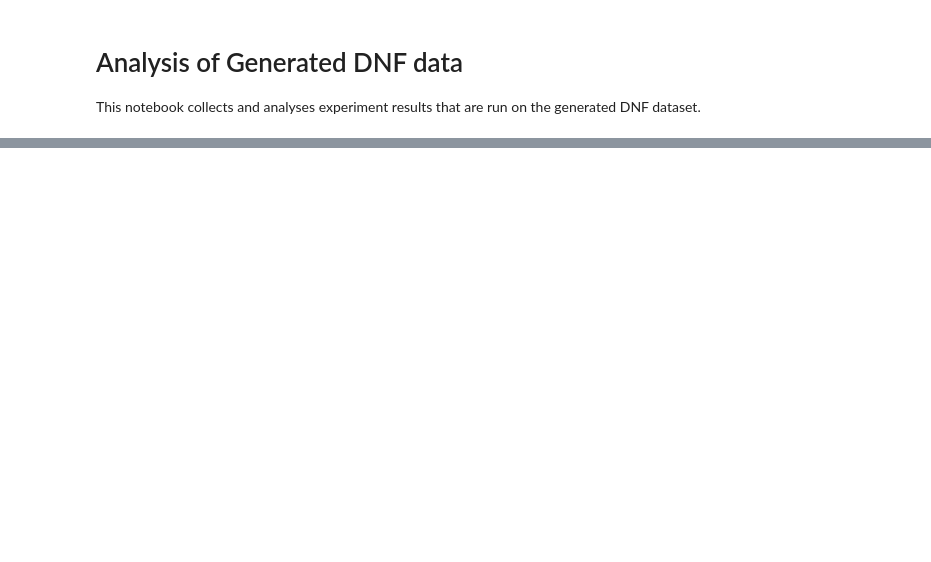
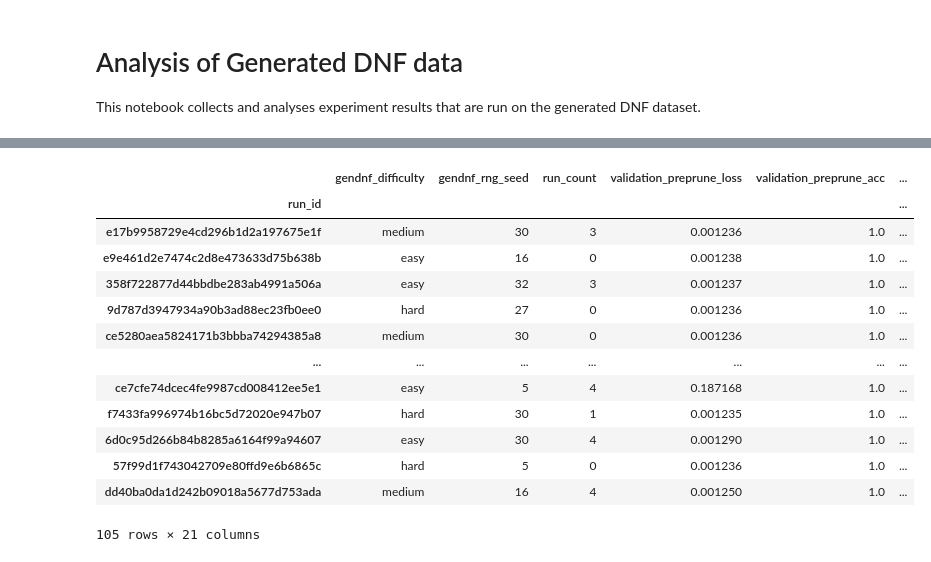
Before and after one commit to nuric/pix2rule, a Jupyter notebook: analyse_gendnf.ipynb, the cells around one changed output, grey strips where cells are left out. Saved outputs shown, nothing was run; the diff lists cells and outputs as text; code cells hidden in the pictures; blank space fills up the shorter version.

```diff
--- a/analyse_gendnf.ipynb
+++ b/analyse_gendnf.ipynb
@@ -36,0 +66,40 @@ exp_data.columns
+# %%
+# For our differentiable rule learning, we have X runs per rule
+# and there are R many rules (one for each seed) for each difficulty giving X*R*D many runs
+df = exp_data[exp_data['train_type'] == 'deep'][['run_id', 'gendnf_difficulty', 'gendnf_rng_seed', 'run_count']]
+df.drop_duplicates(inplace=True)
+df.set_index('run_id', inplace=True)
+# We will collect the pruning information which contains the final results for each run
+run_ids = df.index.values
+def load_run_json(run_id: str, fname: str,):
+    """Load a run artifact json with specified file name."""
+    fpath = mlclient.download_artifacts(run_id, fname)
+    with open(fpath) as jsonfile:
+        run_json = json.load(jsonfile)
+    run_json['run_id'] = run_id
+    return run_json
+run_jsons = [load_run_json(ridx, "pruning_info.json") for ridx in run_ids]
+assert len(run_jsons) == df.index.size, "Not all runs have a output json."
+run_df = pd.DataFrame(run_jsons)
+run_df.set_index('run_id', inplace=True)
+# Filter only needed columns
+acc_or_loss_cols = [c for c in run_df.columns.values if not 'kernel' in c]
+run_df = run_df[acc_or_loss_cols]
+# Join parameters and output dataframes
+df = df.join(run_df)
+df
+# %% [output]
+|  | gendnf_difficulty | gendnf_rng_seed | run_count | validation_preprune_loss | validation_preprune_acc | ... |
+| run_id |  |  |  |  |  | ... |
+| e17b9958729e4cd296b1d2a197675e1f | medium | 30 | 3 | 0.001236 | 1.0 | ... |
+| e9e461d2e7474c2d8e473633d75b638b | easy | 16 | 0 | 0.001238 | 1.0 | ... |
+| 358f722877d44bbdbe283ab4991a506a | easy | 32 | 3 | 0.001237 | 1.0 | ... |
+| 9d787d3947934a90b3ad88ec23fb0ee0 | hard | 27 | 0 | 0.001236 | 1.0 | ... |
+| ce5280aea5824171b3bbba74294385a8 | medium | 30 | 0 | 0.001236 | 1.0 | ... |
+| ... | ... | ... | ... | ... | ... | ... |
+| ce7cfe74dcec4fe9987cd008412ee5e1 | easy | 5 | 4 | 0.187168 | 1.0 | ... |
+| f7433fa996974b16bc5d72020e947b07 | hard | 30 | 1 | 0.001235 | 1.0 | ... |
+| 6d0c95d266b84b8285a6164f99a94607 | easy | 30 | 4 | 0.001290 | 1.0 | ... |
+| 57f99d1f743042709e80ffd9e6b6865c | hard | 5 | 0 | 0.001236 | 1.0 | ... |
+| dd40ba0da1d242b09018a5677d753ada | medium | 16 | 4 | 0.001250 | 1.0 | ... |
+105 rows × 21 columns
```
Also changed, not shown: parts of 22 cells of this notebook.
